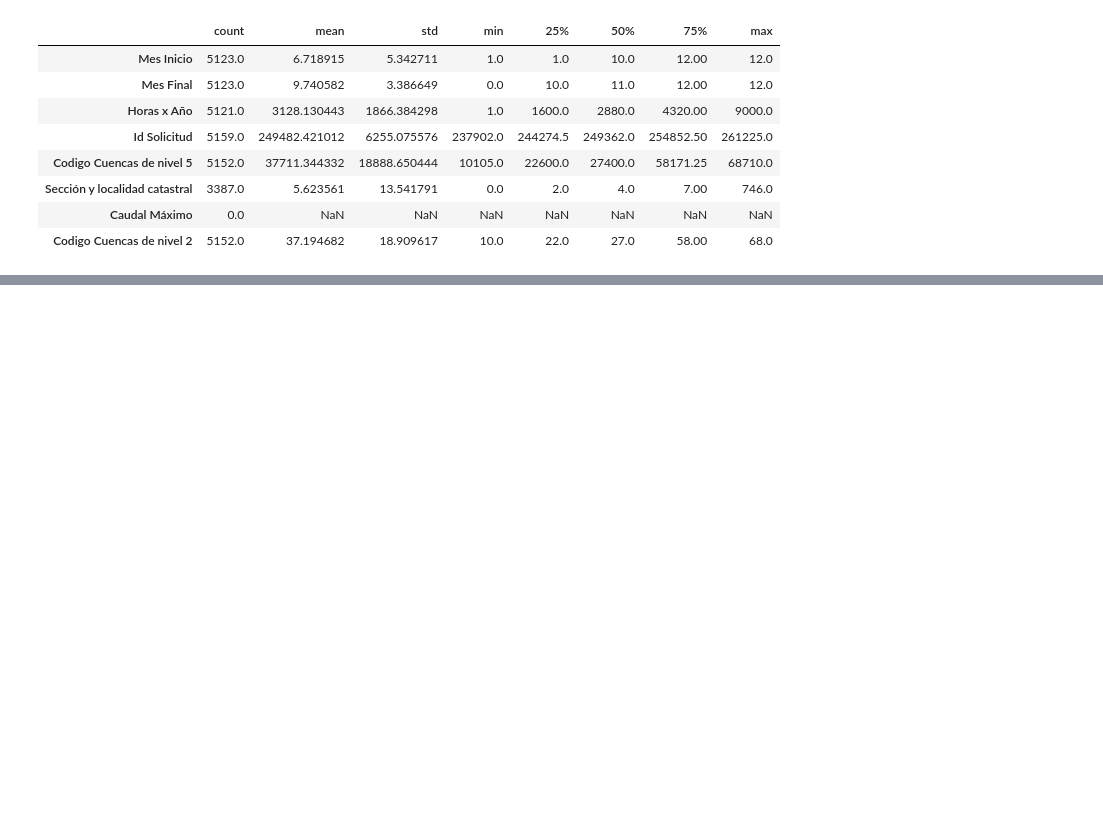
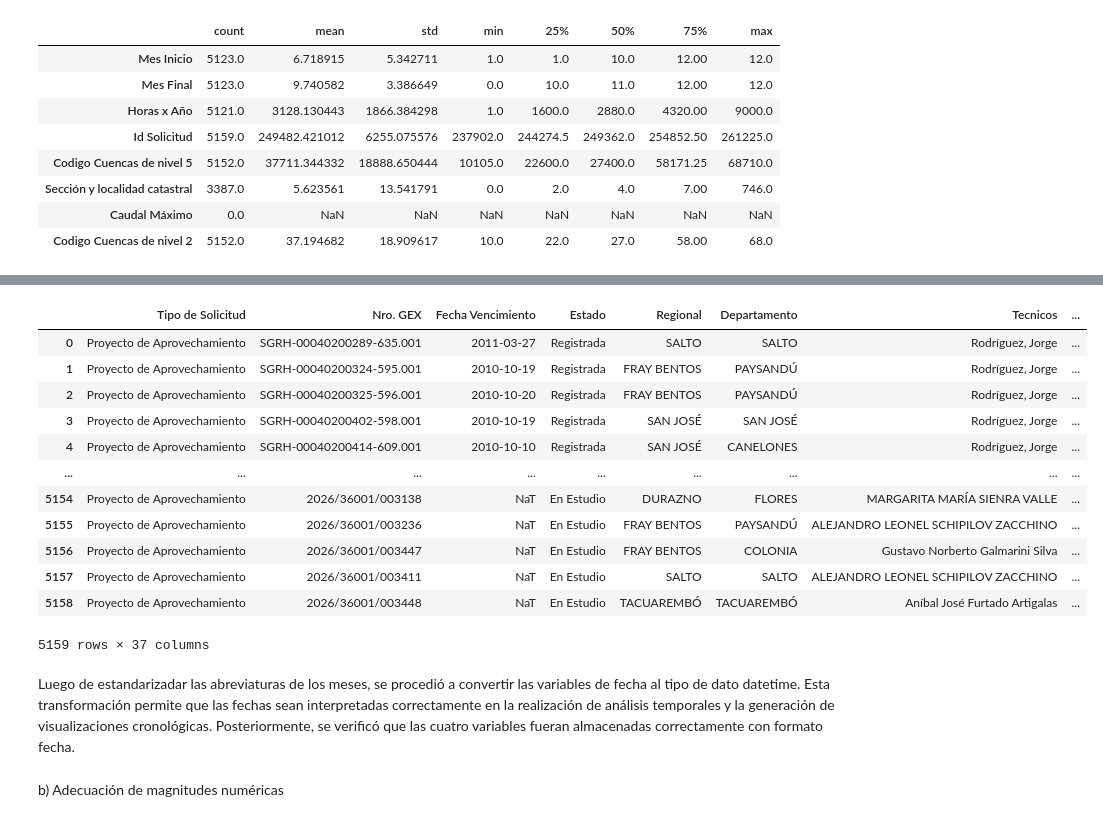
Before and after one commit to fcuneo/proyecto-python-diplomado, a Jupyter notebook: notebooks/practice.ipynb, the cells around one changed output, grey strips where cells are left out. Saved outputs shown, nothing was run; the diff lists cells and outputs as text; code cells hidden in the pictures; blank space fills up the shorter version.

```diff
--- a/notebooks/practice.ipynb
+++ b/notebooks/practice.ipynb
@@ -65,0 +252,2 @@ df.describe().T
+# %%
+df = df.drop(columns=["Producción"])
@@ -65,0 +270,7 @@ df.describe().T
+# %%
+columnas_fecha = [
+    'Fecha de Solicitud',
+    'Fecha de Resolución',
+    'Fecha de Inscripción',
+    'Fecha Vencimiento'
+]
@@ -65,0 +311,33 @@ df.describe().T
+# %%
+meses = {
+    'Ene': 'Jan',
+    'Feb': 'Feb',
+    'Mar': 'Mar',
+    'Abr': 'Apr',
+    'May': 'May',
+    'Jun': 'Jun',
+    'Jul': 'Jul',
+    'Ago': 'Aug',
+    'set': 'Sep',
+    'Oct': 'Oct',
+    'Nov': 'Nov',
+    'Dic': 'Dec'
+}
+
+columnas_fecha = [
+    'Fecha de Solicitud',
+    'Fecha de Resolución',
+    'Fecha de Inscripción',
+    'Fecha Vencimiento'
+]
+
+for col in columnas_fecha:
+    for esp, eng in meses.items():
+        df[col] = df[col].str.replace(esp, eng, regex=False)
+# %%
+for col in columnas_fecha:
+    df[col] = pd.to_datetime(
+        df[col],
+        format='%d/%b/%Y',
+        errors='coerce'
+    )
@@ -65,0 +361,20 @@ df.describe().T
+# %%
+df
+# %% [output]
+|  | Tipo de Solicitud | Nro. GEX | Fecha Vencimiento | Estado | Regional | Departamento | Tecnicos | ... |
+| 0 | Proyecto de Aprovechamiento | SGRH-00040200289-635.001 | 2011-03-27 | Registrada | SALTO | SALTO | Rodríguez, Jorge | ... |
+| 1 | Proyecto de Aprovechamiento | SGRH-00040200324-595.001 | 2010-10-19 | Registrada | FRAY BENTOS | PAYSANDÚ | Rodríguez, Jorge | ... |
+| 2 | Proyecto de Aprovechamiento | SGRH-00040200325-596.001 | 2010-10-20 | Registrada | FRAY BENTOS | PAYSANDÚ | Rodríguez, Jorge | ... |
+| 3 | Proyecto de Aprovechamiento | SGRH-00040200402-598.001 | 2010-10-19 | Registrada | SAN JOSÉ | SAN JOSÉ | Rodríguez, Jorge | ... |
+| 4 | Proyecto de Aprovechamiento | SGRH-00040200414-609.001 | 2010-10-10 | Registrada | SAN JOSÉ | CANELONES | Rodríguez, Jorge | ... |
+| ... | ... | ... | ... | ... | ... | ... | ... | ... |
+| 5154 | Proyecto de Aprovechamiento | 2026/36001/003138 | NaT | En Estudio | DURAZNO | FLORES | MARGARITA MARÍA SIENRA VALLE | ... |
+| 5155 | Proyecto de Aprovechamiento | 2026/36001/003236 | NaT | En Estudio | FRAY BENTOS | PAYSANDÚ | ALEJANDRO LEONEL SCHIPILOV ZACCHINO | ... |
+| 5156 | Proyecto de Aprovechamiento | 2026/36001/003447 | NaT | En Estudio | FRAY BENTOS | COLONIA | Gustavo Norberto Galmarini Silva | ... |
+| 5157 | Proyecto de Aprovechamiento | 2026/36001/003411 | NaT | En Estudio | SALTO | SALTO | ALEJANDRO LEONEL SCHIPILOV ZACCHINO | ... |
+| 5158 | Proyecto de Aprovechamiento | 2026/36001/003448 | NaT | En Estudio | TACUAREMBÓ | TACUAREMBÓ | Aníbal José Furtado Artigalas | ... |
+5159 rows × 37 columns
+# %% [markdown]
+Luego de estandarizadar las abreviaturas de los meses, se procedió a convertir las variables de fecha al tipo de dato datetime. Esta transformación permite que las fechas sean interpretadas correctamente en la realización de análisis temporales y la generación de visualizaciones cronológicas. Posteriormente, se verificó que las cuatro variables fueran almacenadas correctamente con formato fecha.
+# %% [markdown]
+b) Adecuación de magnitudes numéricas
```
Also changed, not shown: parts of 53 cells of this notebook.
